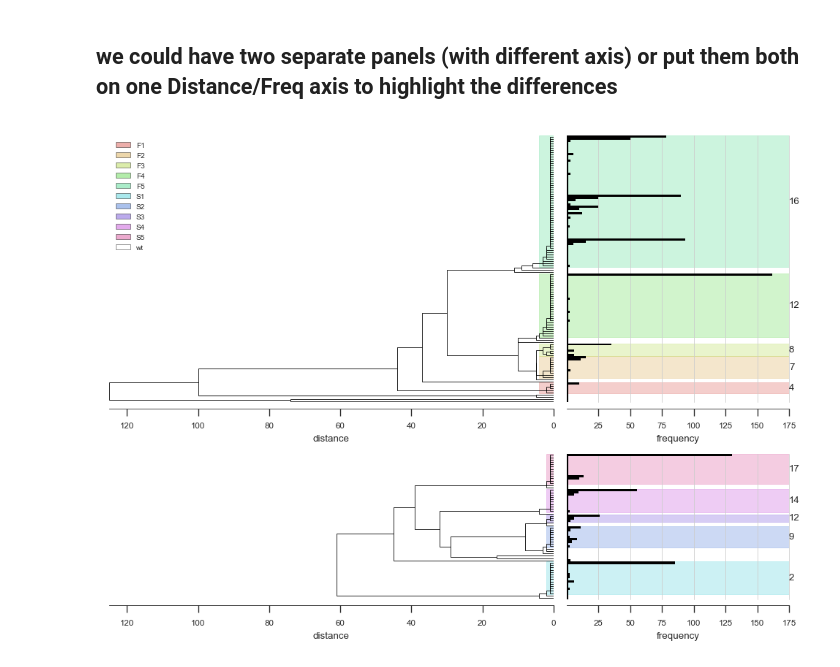
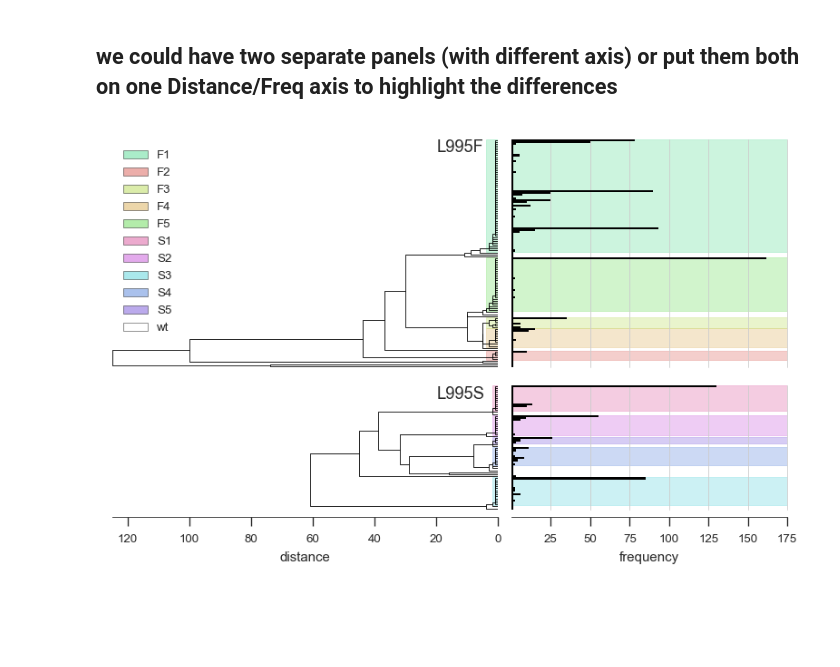
Before and after one commit to cclarkson/agam-vgsc-report, a Jupyter notebook: notebooks/haplork_cluster_nets.ipynb, the cells around one changed output. Drawn from its saved outputs; the diff is of its cells as text; code cells hidden in the pictures; blank space fills up the shorter version.

Commit message:
figure 2

```diff
--- a/notebooks/haplork_cluster_nets.ipynb
+++ b/notebooks/haplork_cluster_nets.ipynb
@@ -1216,11 +1216,19 @@ def fig_haplotypes_clustered_piffle(h,
     leaves = dend['leaves']
     ax_dend.set_yticks([])
     ax_dend.set_xlim(125,0)
-    ax_dend.set_xlabel('distance', fontsize=8)
-    ax_dend.tick_params(axis='both', which='major', labelsize=7)
+    ax_dend.set_xlabel('distance', fontsize=9)
+    ax_dend.tick_params(axis='both', which='major', labelsize=8)
+
+
     if ax_dend == fig.add_subplot(gs[0, 0]):
         handles = [mpl.patches.Patch(facecolor=v, edgecolor='k', label=k, alpha=0.5) for k, v in sorted(kdr_colors.items())]
-        ax_dend.legend(handles=handles, loc='upper left')
+        ax_dend.legend(handles=handles, loc='upper left', prop={'size':8})
+        ax_dend.set_xticks([])
+        sns.despine(ax=ax_dend, offset=despine_offset, left=True, top=True, right=True, bottom=True)
+        ax_dend.set_xlabel('')
+        ax_dend.text(20, 1150, 'L995F', fontsize=11)
+    else:
+        ax_dend.text(20, 550, 'L995S', fontsize=11)
 
 
 
@@ -1239,13 +1247,18 @@ def fig_haplotypes_clustered_piffle(h,
     ax_freq.set_yticks([])
     ax_freq.grid(axis='x', lw=.5)
     ax_freq.set_xlim(0, 175)
-    ax_freq.set_xlabel('frequency', fontsize=8)
-    ax_freq.tick_params(axis='both', which='major', labelsize=7)
-    #ax_freq.tick_params(axis='both', which='minor', labelsize=8)
+    ax_freq.set_xlabel('frequency', fontsize=9)
+    ax_freq.tick_params(axis='both', which='major', labelsize=8)
     if orientation == 'right':
         ax_freq.invert_xaxis()
     # remove 0
     ax_freq.set_xticks(ax_freq.get_xticks()[1:])
+    if ax_freq == fig.add_subplot(gs[0, 1]):
+        sns.despine(ax=ax_freq, offset=despine_offset, left=True, top=True, right=True, bottom=True)
+        ax_freq.set_xlabel('')
+        for tic in ax_freq.xaxis.get_major_ticks():
+            tic.tick1On = tic.tick2On = False
+            tic.label1On = tic.label2On = False
 
 
     # cut the tree
@@ -1339,27 +1352,29 @@ kdr_colors = {
 }
 # %%
-fig = plt.figure(figsize=(10, 7), dpi=120)
+fig = plt.figure(figsize=(8, 4.5), dpi=120)
 
 
 
 # define subplot layout
 gs_nrows = 2
 gs_ncols = 2
-width_ratios = (2, 1)
+width_ratios = (1.4, 1)
 height_ratios = (5.5, 3)
-gs = mpl.gridspec.GridSpec(gs_nrows, gs_ncols, hspace=0.25 , wspace=0.04, width_ratios=width_ratios, height_ratios=height_ratios)
+gs = mpl.gridspec.GridSpec(gs_nrows, gs_ncols, hspace=0.1 , wspace=0.04, width_ratios=width_ratios, height_ratios=height_ratios)
 
 ax_dend = fig.add_subplot(gs[0, 0])
 ax_freq = fig.add_subplot(gs[0, 1])
 fig_haplotypes_clustered_piffle(h_vgsc_995F, orientation='left', dpi=150,
                                 ax_dend=ax_dend, ax_freq=ax_freq,
-                                highlight_clusters=5, label_clusters=5,
+                                highlight_clusters=5, label_clusters=None,
                                 cut_height=4, highlight_colors=kdr_palette[0:5])
 
 ax_dend = fig.add_subplot(gs[1, 0])
 ax_freq = fig.add_subplot(gs[1, 1])
 fig_haplotypes_clustered_piffle(h_vgsc_995S, orientation='left', dpi=150,
                                 ax_dend=ax_dend, ax_freq=ax_freq,
-                                highlight_clusters=5, label_clusters=5, highlight_colors=kdr_palette[5:])
+                                highlight_clusters=5, label_clusters=None, highlight_colors=kdr_palette[5:])
+
+fig.savefig('Figure2_dendfreq_draft.jpg')
 # %% [output]
-[figure, old version]
+[figure, new version]
```
Also changed, not shown: parts of 1 cell of this notebook, 2 other files.
